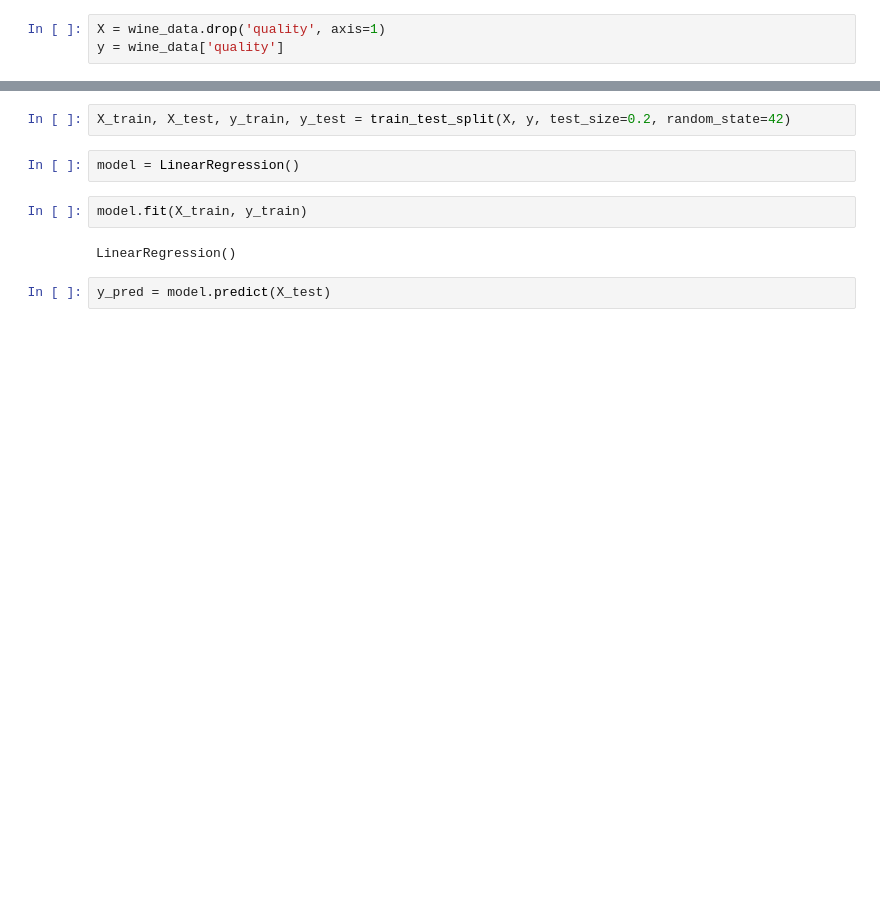
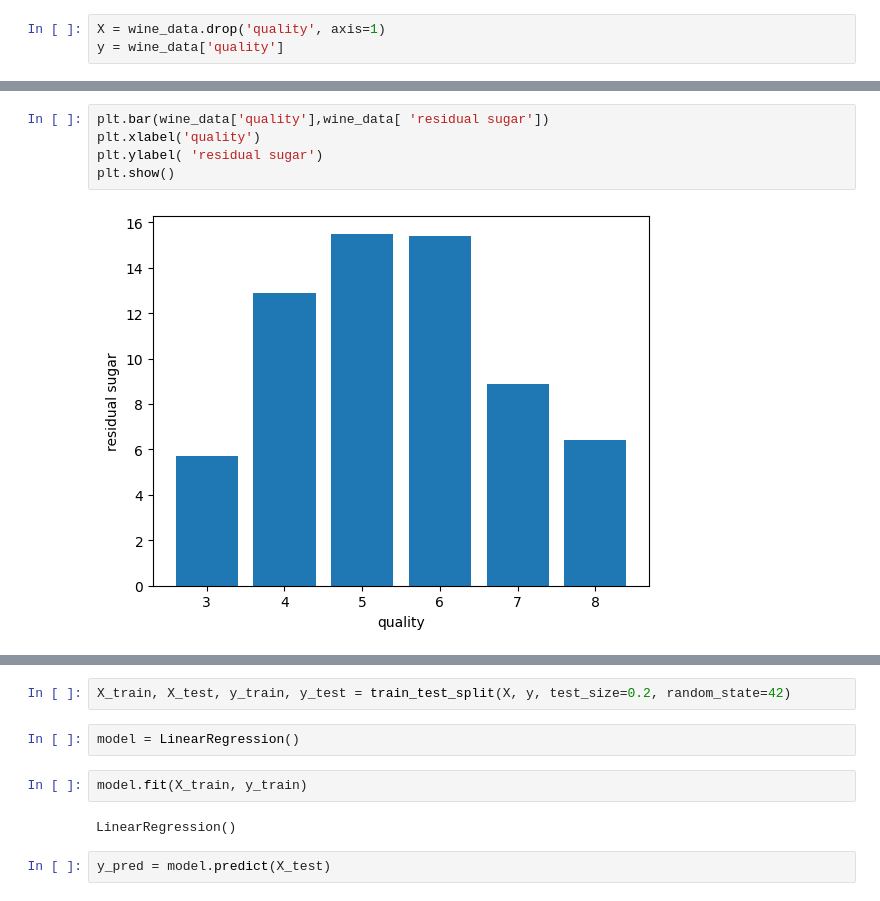
Before and after one commit to tanyyyya/Pro_jects, a Jupyter notebook: wine_quality_pred.ipynb, the cells around one changed output, grey strips where cells are left out. Cells and saved outputs as stored; diff of their text form; blank space fills up the shorter version.

```diff
--- a/wine_quality_pred.ipynb
+++ b/wine_quality_pred.ipynb
@@ -13,0 +84,7 @@ y = wine_data['quality']
+# %%
+plt.bar(wine_data['quality'],wine_data[ 'residual sugar'])
+plt.xlabel('quality')
+plt.ylabel( 'residual sugar')
+plt.show()
+# %% [output]
+[figure, added]
```
Also changed, not shown: parts of 13 cells of this notebook.
